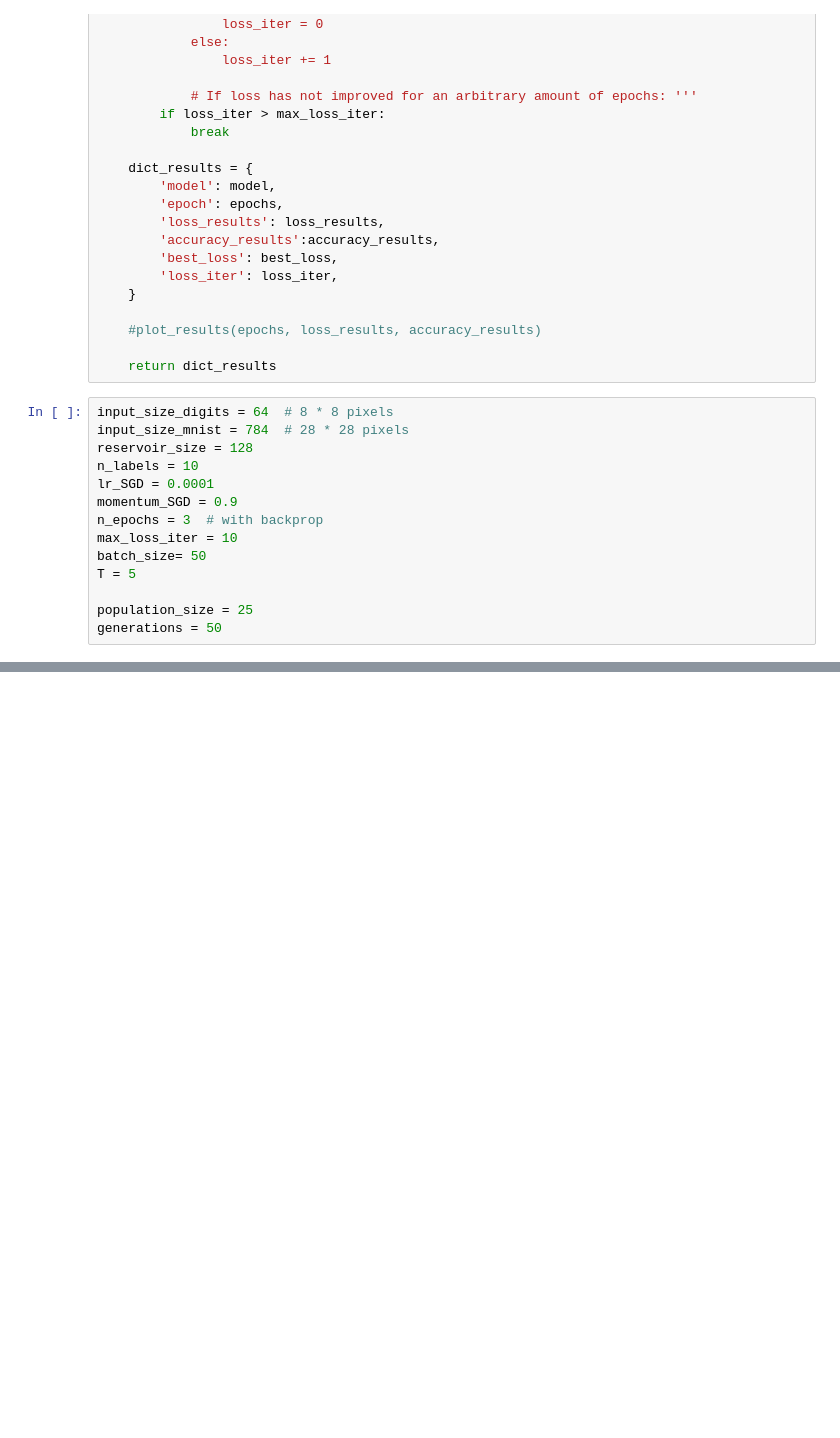
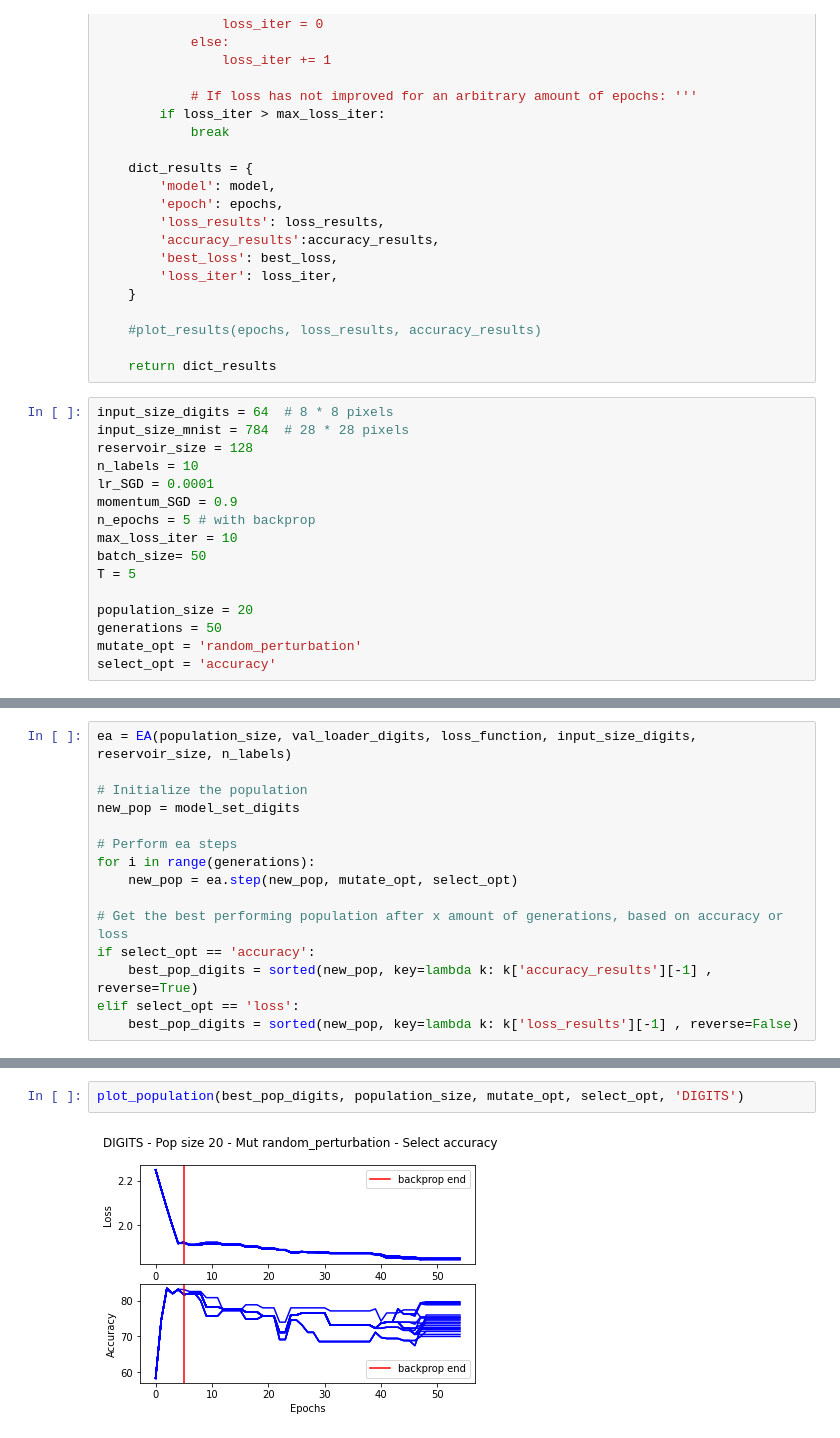
Before and after one commit to wiebetimmers/thesis_project, a Jupyter notebook: main_reservoir_with_evolution.ipynb, the cells around one changed output, grey strips where cells are left out. Cells and saved outputs as stored; diff of their text form; blank space fills up the shorter version.

```diff
--- a/main_reservoir_with_evolution.ipynb
+++ b/main_reservoir_with_evolution.ipynb
@@ -375,13 +402,15 @@ reservoir_size = 128
 n_labels = 10
 lr_SGD = 0.0001
 momentum_SGD = 0.9
-n_epochs = 3  # with backprop
+n_epochs = 5 # with backprop
 max_loss_iter = 10
 batch_size= 50
 T = 5
 
-population_size = 25
+population_size = 20
 generations = 50
+mutate_opt = 'random_perturbation'
+select_opt = 'accuracy'
 # %%
 class EA(object):
     def __init__(self,  population_size, val_loader, loss_function, input_size, reservoir_size, n_labels):
@@ -535,0 +605,15 @@ Epoch: 2 - Loss of: 2.099856916155134 - Accuracy of: 82.57142639160156
+# %%
+ea = EA(population_size, val_loader_digits, loss_function, input_size_digits, reservoir_size, n_labels)
+
+# Initialize the population
+new_pop = model_set_digits
+
+# Perform ea steps
+for i in range(generations):
+    new_pop = ea.step(new_pop, mutate_opt, select_opt)
+
+# Get the best performing population after x amount of generations, based on accuracy or loss
+if select_opt == 'accuracy':
+    best_pop_digits = sorted(new_pop, key=lambda k: k['accuracy_results'][-1] , reverse=True)
+elif select_opt == 'loss':
+    best_pop_digits = sorted(new_pop, key=lambda k: k['loss_results'][-1] , reverse=False)
@@ -535,0 +648,4 @@ Epoch: 2 - Loss of: 2.099856916155134 - Accuracy of: 82.57142639160156
+# %%
+plot_population(best_pop_digits, population_size, mutate_opt, select_opt, 'DIGITS')
+# %% [output]
+[figure, added]
```
Also changed, not shown: parts of 19 cells of this notebook.
